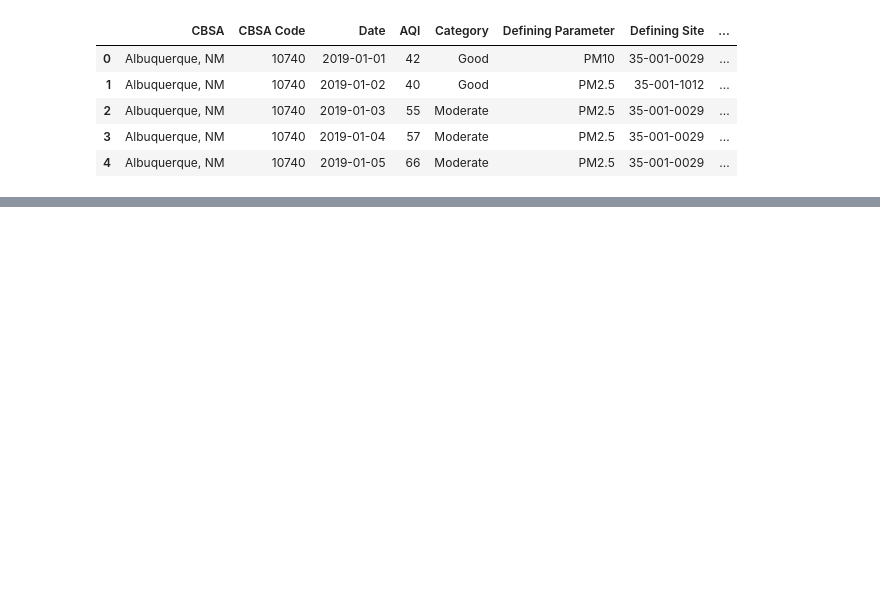
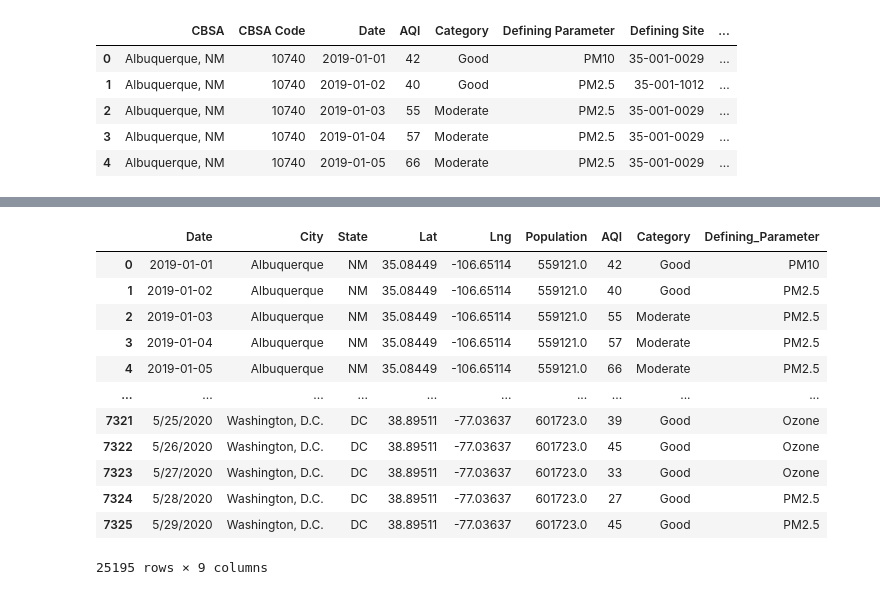
Before and after one commit to BenSnyder90/US-Air-Quality-During-COVID-19, a Jupyter notebook: merge_data.ipynb, the cells around one changed output, grey strips where cells are left out. Drawn from its saved outputs; the diff is of its cells as text; code cells hidden in the pictures; blank space fills up the shorter version.

```diff
--- a/merge_data.ipynb
+++ b/merge_data.ipynb
@@ -258,0 +367,3 @@ Name: City, dtype: int64
+# %%
+#Replaces any state data with a space in the row
+data_df = data_df.replace({" CA":"CA"," TX": "TX"," FL": "FL"," AZ": "AZ"," WI":"WI"," VA":"VA"," TN":"TN"," OK":"OK"," ID":"ID"," IN":"IN"," MS":"MS"," MI":"MI"," UT":"UT"," OH":"OH"," NC":"NC"," SC":"SC"," NM":"NM"," CO":"CO"," GA":"GA"," CT":"CT"," OR":"OR"," WA":"WA"," AR":"AR"," MD":"MD"," IL":"IL"})
@@ -258,0 +390,18 @@ Name: City, dtype: int64
+# %%
+#Performs a forward fill to fill in empty population rows from 2020 with the 2019 values
+data_df = data_df.fillna(method="ffill")
+data_df
+# %% [output]
+|  | Date | City | State | Lat | Lng | Population | AQI | Category | Defining_Parameter |
+| 0 | 2019-01-01 | Albuquerque | NM | 35.08449 | -106.65114 | 559121.0 | 42 | Good | PM10 |
+| 1 | 2019-01-02 | Albuquerque | NM | 35.08449 | -106.65114 | 559121.0 | 40 | Good | PM2.5 |
+| 2 | 2019-01-03 | Albuquerque | NM | 35.08449 | -106.65114 | 559121.0 | 55 | Moderate | PM2.5 |
+| 3 | 2019-01-04 | Albuquerque | NM | 35.08449 | -106.65114 | 559121.0 | 57 | Moderate | PM2.5 |
+| 4 | 2019-01-05 | Albuquerque | NM | 35.08449 | -106.65114 | 559121.0 | 66 | Moderate | PM2.5 |
+| ... | ... | ... | ... | ... | ... | ... | ... | ... | ... |
+| 7321 | 5/25/2020 | Washington, D.C. | DC | 38.89511 | -77.03637 | 601723.0 | 39 | Good | Ozone |
+| 7322 | 5/26/2020 | Washington, D.C. | DC | 38.89511 | -77.03637 | 601723.0 | 45 | Good | Ozone |
+| 7323 | 5/27/2020 | Washington, D.C. | DC | 38.89511 | -77.03637 | 601723.0 | 33 | Good | Ozone |
+| 7324 | 5/28/2020 | Washington, D.C. | DC | 38.89511 | -77.03637 | 601723.0 | 27 | Good | PM2.5 |
+| 7325 | 5/29/2020 | Washington, D.C. | DC | 38.89511 | -77.03637 | 601723.0 | 45 | Good | PM2.5 |
+25195 rows × 9 columns
```
Also changed, not shown: parts of 26 cells of this notebook.
